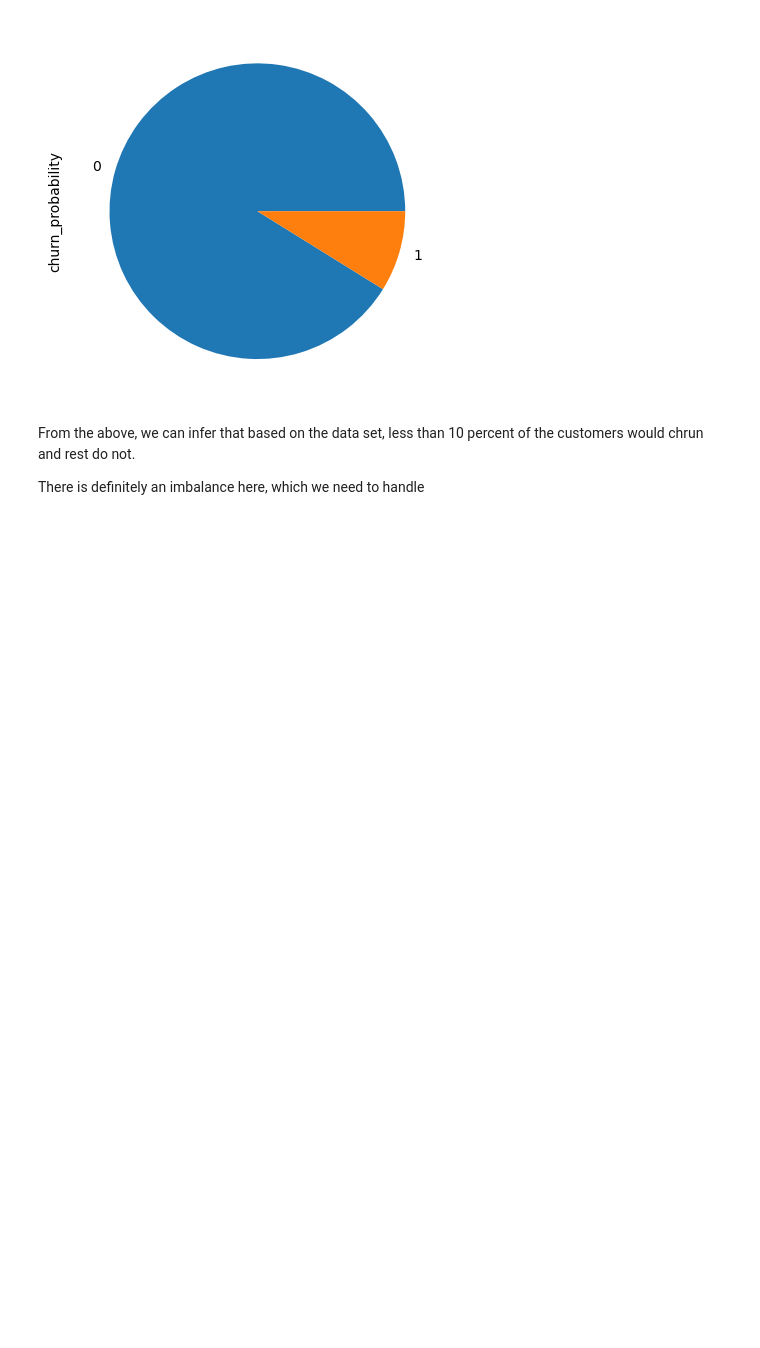
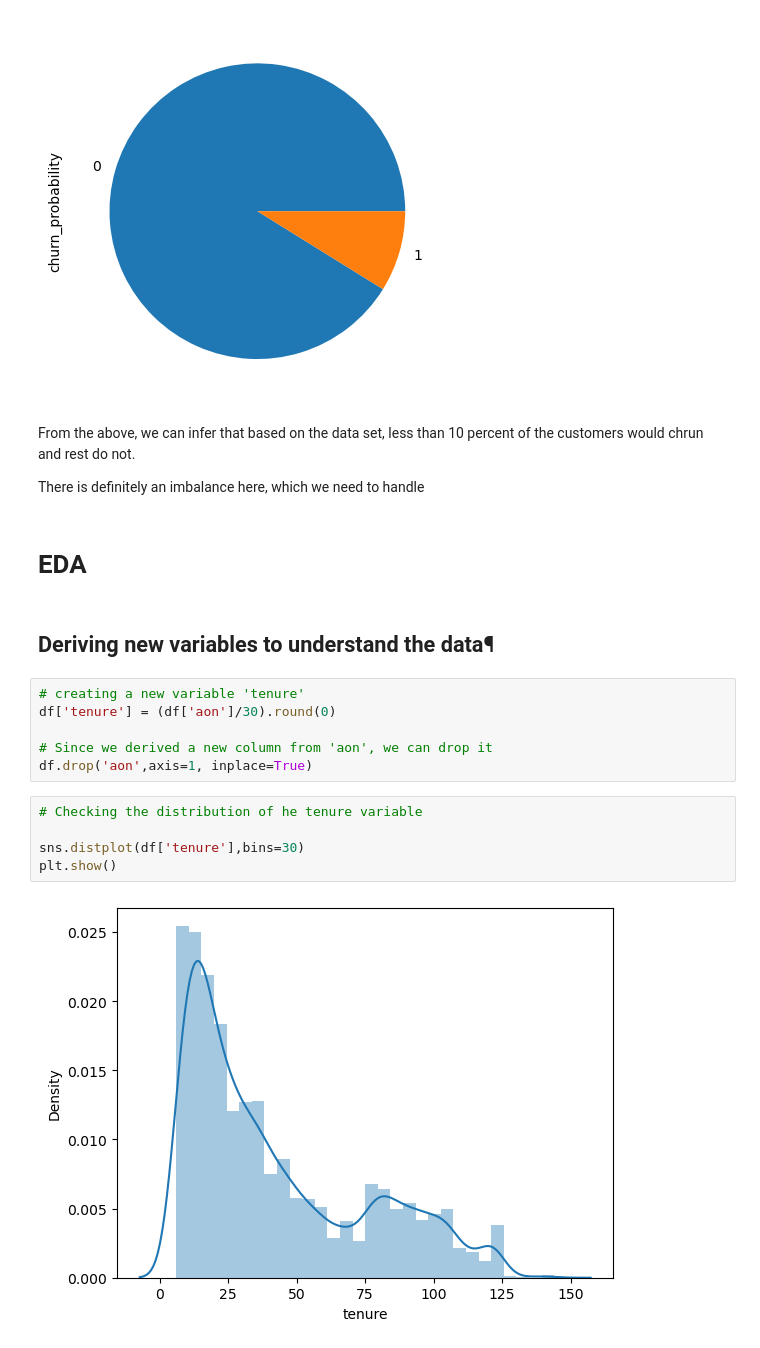
Before and after one commit to sreejith-rajashekaran/Telecom-Churn, a Jupyter notebook: telecom_churn.ipynb, the cells around one changed output. Saved outputs shown, nothing was run; the diff lists cells and outputs as text; blank space fills up the shorter version.

```diff
--- a/telecom_churn.ipynb
+++ b/telecom_churn.ipynb
@@ -344,3 +344,20 @@ Name: churn_probability, dtype: float64
 From the above, we can infer that based on the data set, less than 10 percent of the customers would chrun and rest do not.
 
 There is definitely an imbalance here, which we need to handle
+# %% [markdown]
+# EDA
+# %% [markdown]
+## Deriving new variables to understand the data¶
+# %%
+# creating a new variable 'tenure'
+df['tenure'] = (df['aon']/30).round(0)
+
+# Since we derived a new column from 'aon', we can drop it
+df.drop('aon',axis=1, inplace=True)
+# %%
+# Checking the distribution of he tenure variable
+
+sns.distplot(df['tenure'],bins=30)
+plt.show()
+# %% [output]
+[figure, added]
```
Also changed, not shown: parts of 3 cells of this notebook.
